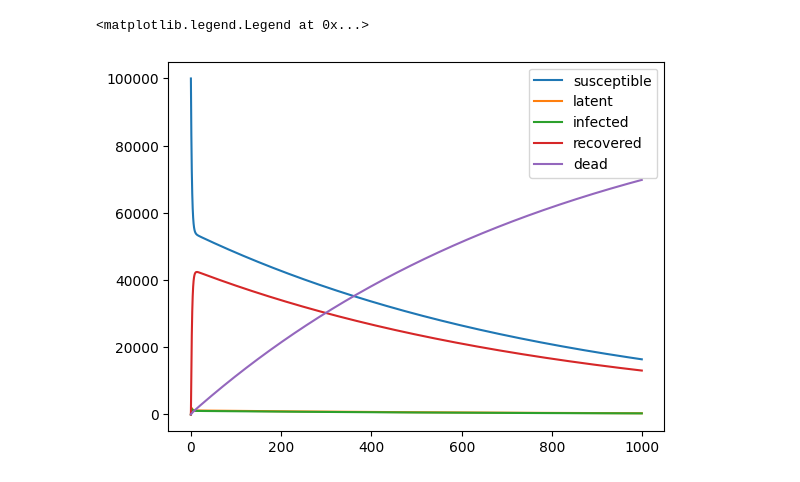
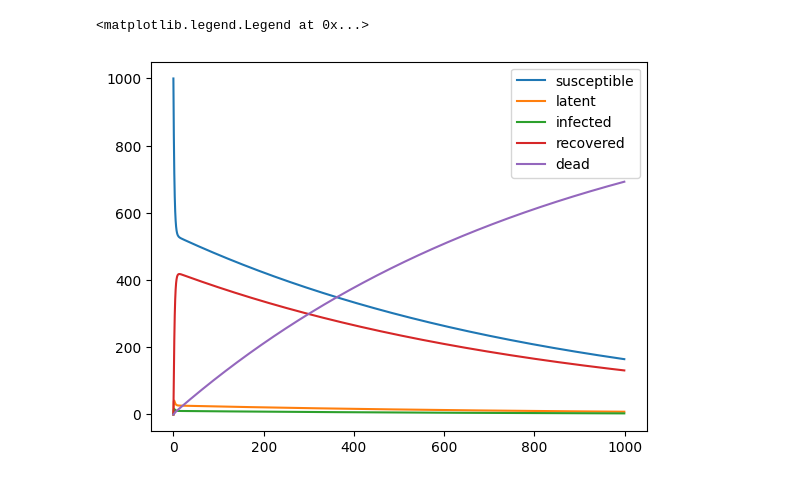
Before and after one commit to aadit-mahajan/bioweapons-and-pop-dyn, a Jupyter notebook: pop_model.ipynb, the cells around one changed output. Cells and saved outputs as stored; diff of their text form; code cells hidden in the pictures.

```diff
--- a/pop_model.ipynb
+++ b/pop_model.ipynb
@@ -23,18 +38,26 @@ class subpop:
             self._next2.count += temp2
             self.count -= temp2
 
-delta   = 0.2              # portion that lost immunity
-beta    = 0.2              # infection rate
-gamma   = 0.9              # recovery rate
-alpha   = 0.01               # or lambda -> death rate/lethality
-omega   = 0.9              # latency ratio
+class disease:
+    def __init__(self, beta, gamma, alpha, omega, delta) -> None:
+        self.beta = beta
+        self.gamma = gamma
+        self.alpha = alpha
+        self.omega = omega
+        self.delta = delta
+
+disease1 = disease(beta=0.2, gamma=0.9, alpha=0.01, omega=0.8, delta=0.2)
 
 # initialising the subpopulations
-s = subpop(out_rate1=beta, count=100000)
-l = subpop(out_rate1=omega)
-i = subpop(out_rate1=gamma, out_rate2=alpha)
-r = subpop(out_rate1=delta)
-d = subpop(out_rate1=0)
+def initialise_pop(count, pathogen):
+    s = subpop(out_rate1=pathogen.beta, count=count)
+    l = subpop(out_rate1=pathogen.omega)
+    i = subpop(out_rate1=pathogen.gamma, out_rate2=pathogen.alpha)
+    r = subpop(out_rate1=pathogen.delta)
+    d = subpop(out_rate1=0)
+    return [s, l, i, r, d]
+
+[s, l, i, r, d] = initialise_pop(1000, disease1)
 
 # linking the subpopulations
 s._next1 = l
@@ -57,32 +80,31 @@ def simulate(populations, n = cycles):
         # print('count   :', count)
         for subpopulation in populations:
             subpopulation.update()           # updating the population
-
         yield count
 
 pop_counts = simulate(populations)         # generator object
 
 # extracting the population counts
 susceptible = []
 latent = []
 infection = []
 recovery = []
 dead = []
 
 for count in pop_counts:
     susceptible.append(count[0])
     latent.append(count[1])
     infection.append(count[2])
     recovery.append(count[3])
     dead.append(count[4])
 
 # plotting the results
 plt.plot(susceptible, label='susceptible')
 plt.plot(latent, label='latent')
 plt.plot(infection, label='infected')
 plt.plot(recovery, label='recovered')
 plt.plot(dead, label='dead')
 plt.legend()
 # %% [output]
 <matplotlib.legend.Legend at 0x...>
-[figure, old version]
+[figure, new version]
```
Also changed, not shown: parts of 3 cells of this notebook.
